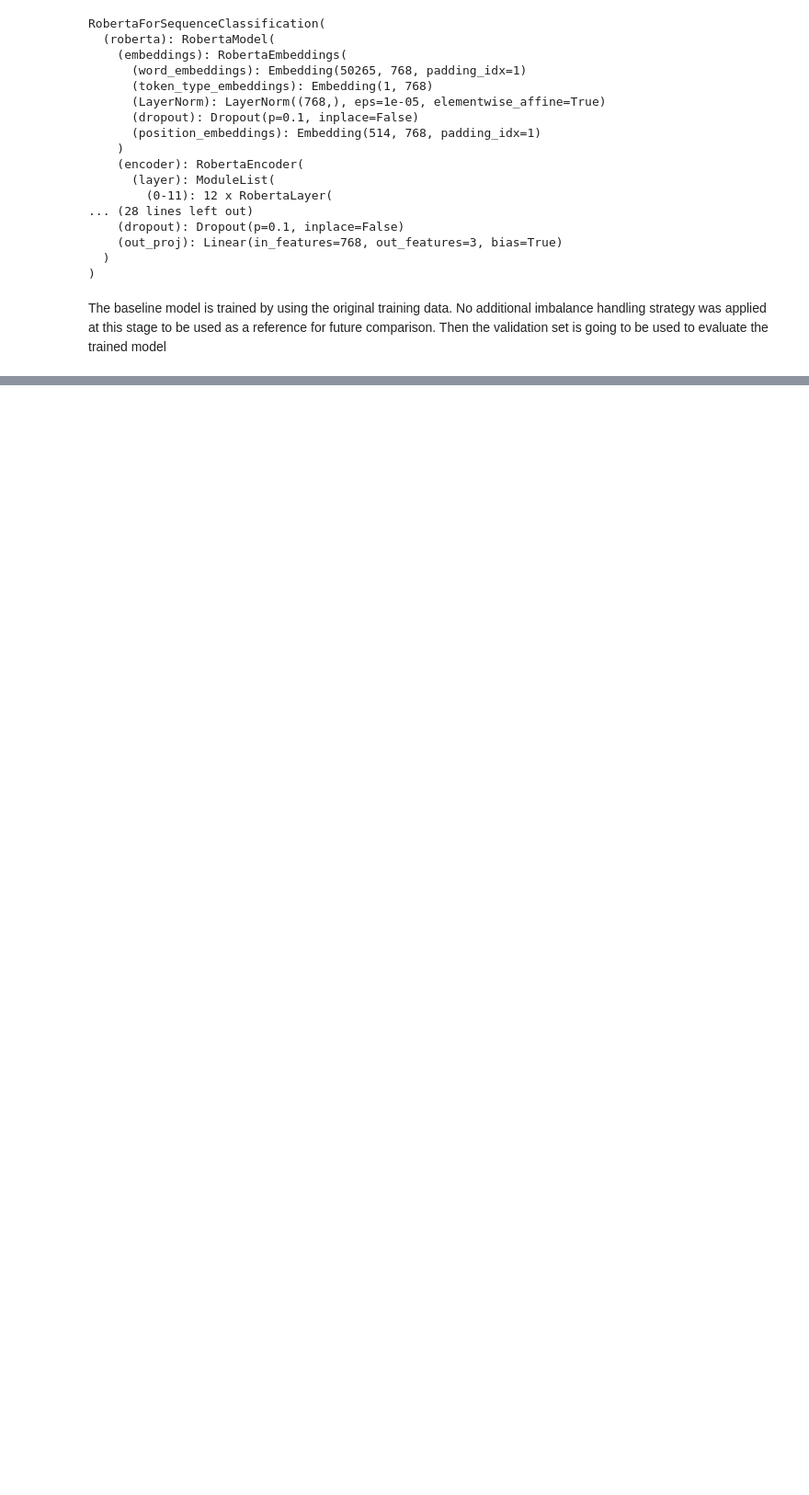
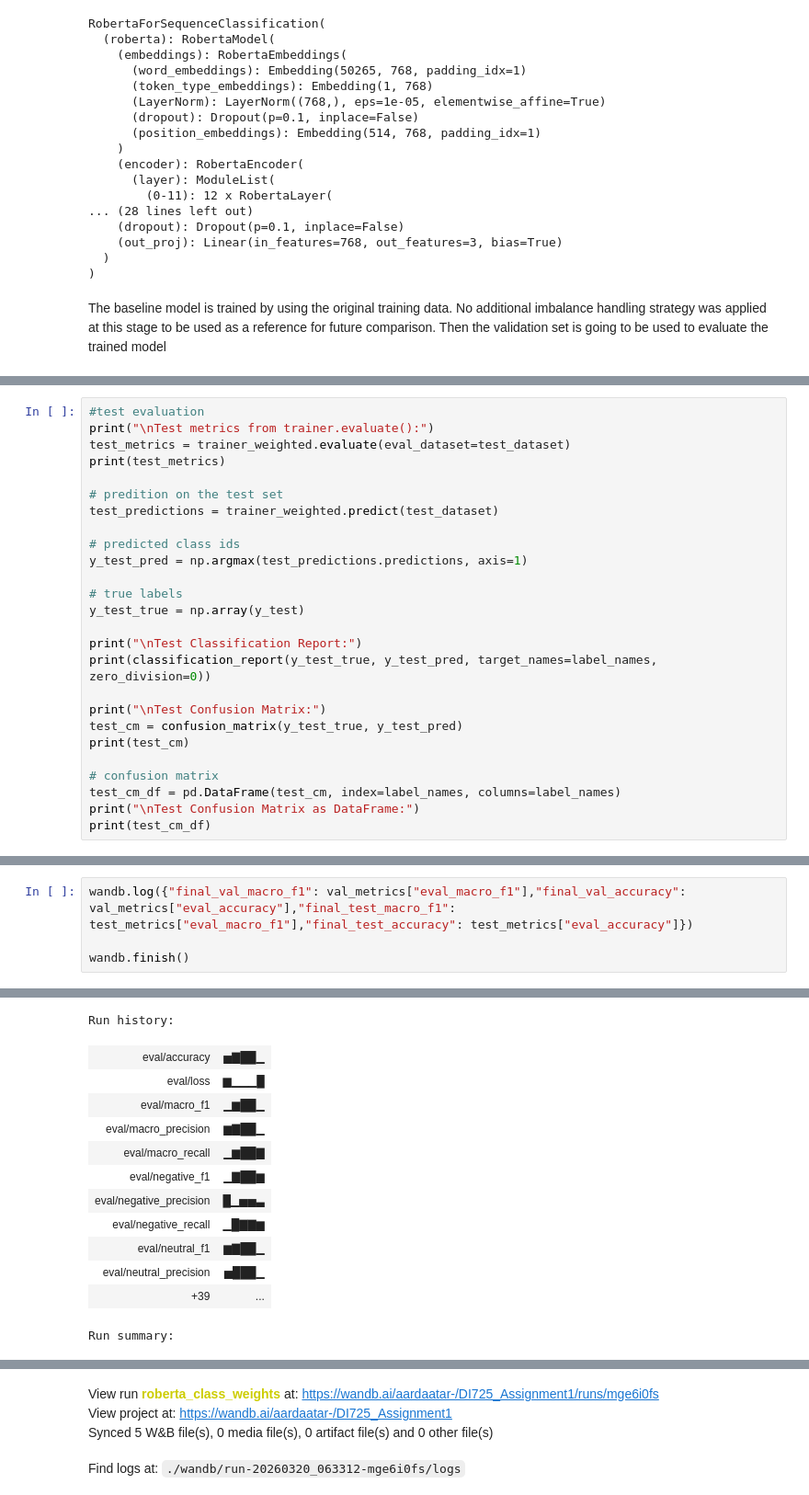
Before and after one commit to aardaa-1/DI725_Assignment1, a Jupyter notebook: notebooks/assignment1_RoBERTa.ipynb, the cells around one changed output, grey strips where cells are left out. Shown at 92% size. Cells and saved outputs as stored; diff of their text form; blank space fills up the shorter version.

```diff
--- a/notebooks/assignment1_RoBERTa.ipynb
+++ b/notebooks/assignment1_RoBERTa.ipynb
@@ -753,0 +1008,26 @@ The model achieved high accuracy but it doesn't mean that the model works well s
+# %%
+#test evaluation
+print("\nTest metrics from trainer.evaluate():")
+test_metrics = trainer_weighted.evaluate(eval_dataset=test_dataset)
+print(test_metrics)
+
+# predition on the test set
+test_predictions = trainer_weighted.predict(test_dataset)
+
+# predicted class ids
+y_test_pred = np.argmax(test_predictions.predictions, axis=1)
+
+# true labels
+y_test_true = np.array(y_test)
+
+print("\nTest Classification Report:")
+print(classification_report(y_test_true, y_test_pred, target_names=label_names, zero_division=0))
+
+print("\nTest Confusion Matrix:")
+test_cm = confusion_matrix(y_test_true, y_test_pred)
+print(test_cm)
+
+# confusion matrix
+test_cm_df = pd.DataFrame(test_cm, index=label_names, columns=label_names)
+print("\nTest Confusion Matrix as DataFrame:")
+print(test_cm_df)
@@ -753,0 +1054,5 @@ The model achieved high accuracy but it doesn't mean that the model works well s
+# %%
+wandb.log({"final_val_macro_f1": val_metrics["eval_macro_f1"],"final_val_accuracy": val_metrics["eval_accuracy"],"final_test_macro_f1": test_metrics["eval_macro_f1"],"final_test_accuracy": test_metrics["eval_accuracy"]})
+
+wandb.finish()
+# %% [output]
@@ -753,0 +1060,13 @@ The model achieved high accuracy but it doesn't mean that the model works well s
+Run history:
+| eval/accuracy | ▅▇██▁ |
+| eval/loss | ▆▁▁▁█ |
+| eval/macro_f1 | ▁▆██▁ |
+| eval/macro_precision | ▆▇██▁ |
+| eval/macro_recall | ▁▆██▇ |
+| eval/negative_f1 | ▁▇██▆ |
+| eval/negative_precision | █▁▅▅▃ |
+| eval/negative_recall | ▁█▇▇▆ |
+| eval/neutral_f1 | ▆▇██▁ |
+| eval/neutral_precision | ▅███▁ |
+| +39 | ... |
+Run summary:
@@ -753,0 +1084,4 @@ The model achieved high accuracy but it doesn't mean that the model works well s
+View run roberta_class_weights at: https://wandb.ai/aardaatar-/DI725_Assignment1/runs/mge6i0fs
+View project at: https://wandb.ai/aardaatar-/DI725_Assignment1
+Synced 5 W&B file(s), 0 media file(s), 0 artifact file(s) and 0 other file(s)
+Find logs at: ./wandb/run-20260320_063312-mge6i0fs/logs
```
Also changed, not shown: parts of 21 cells of this notebook.
